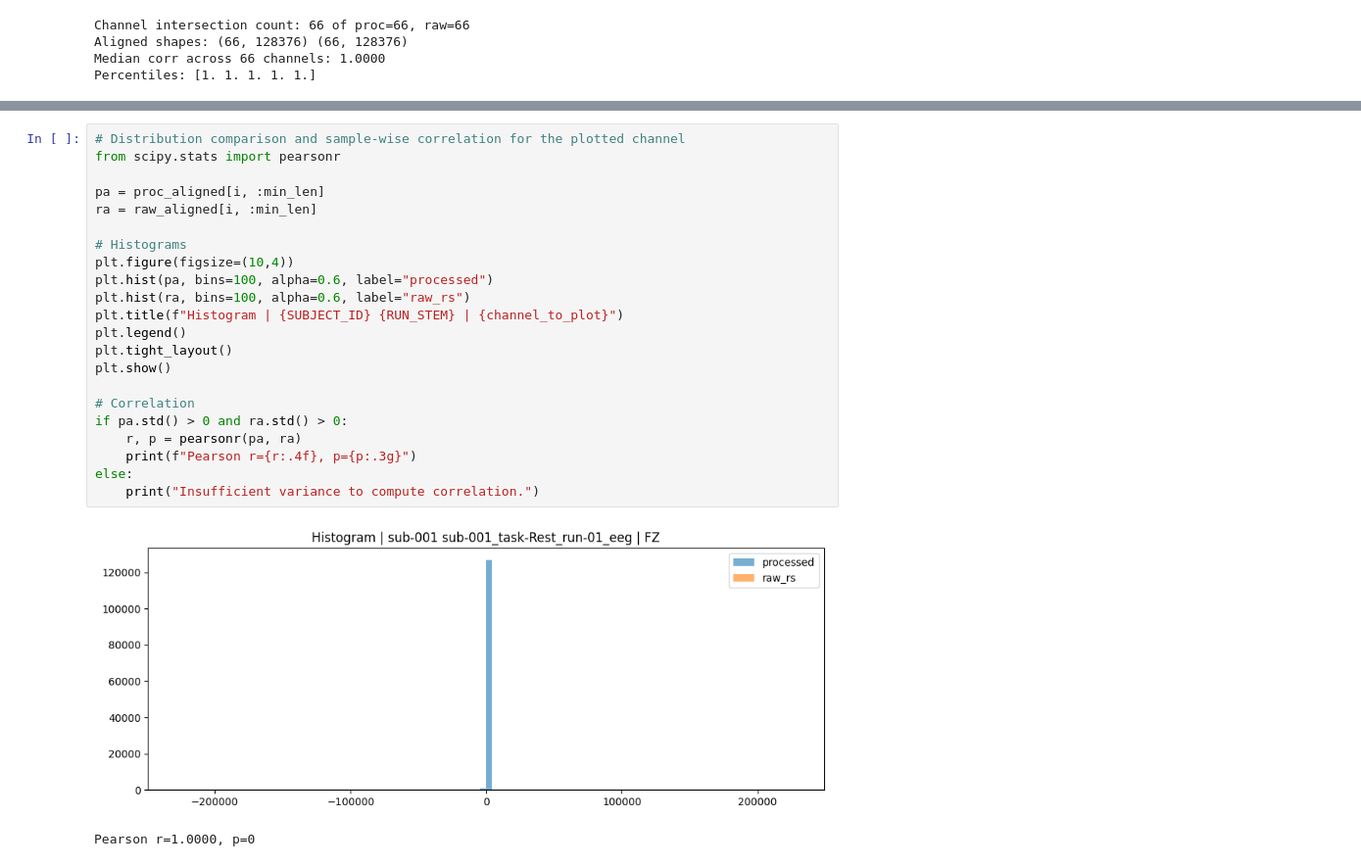
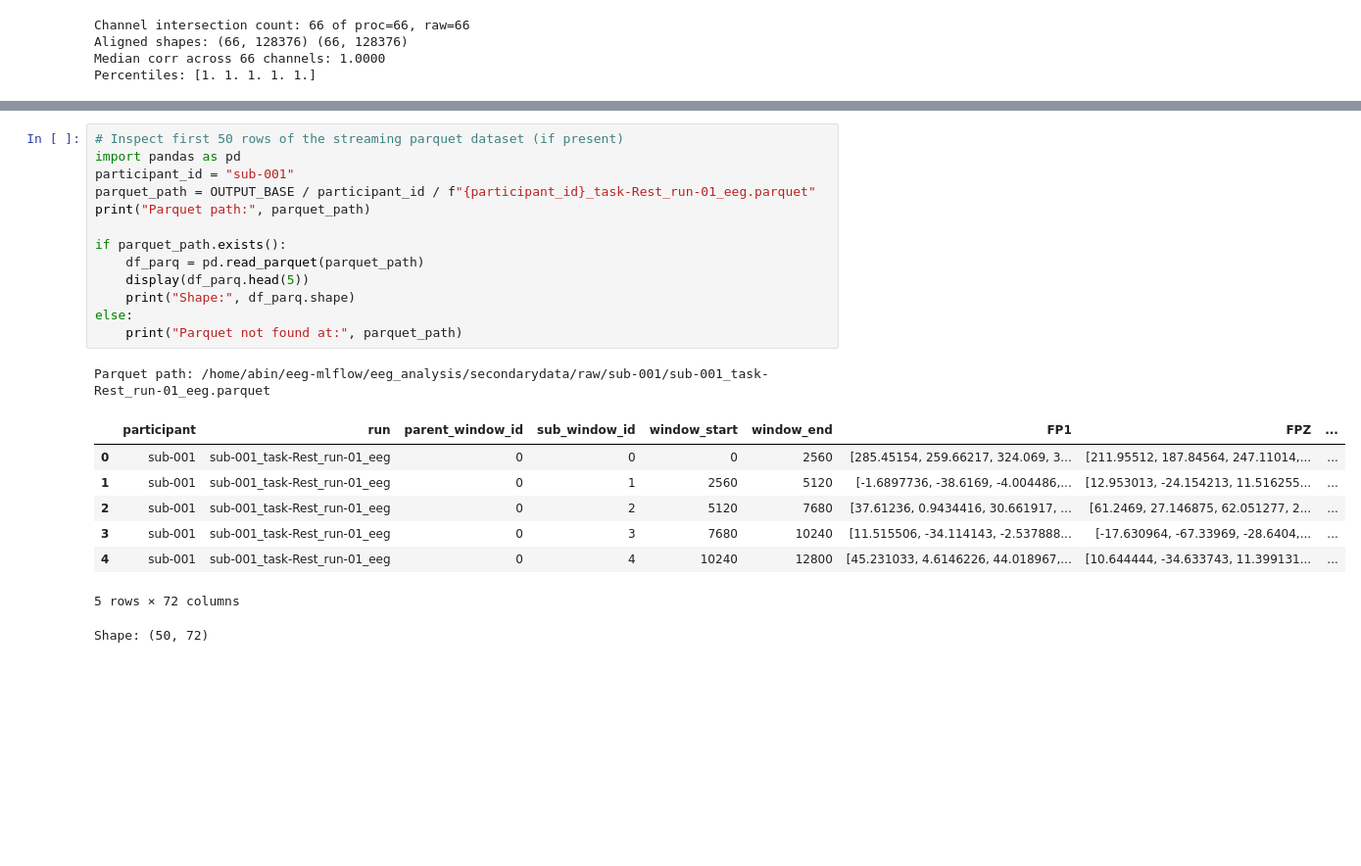
Before and after one commit to AbinZorto/eeg-mlflow, a Jupyter notebook: eeg_analysis/notebooks/mambaexploration/datapeak2.ipynb, the cells around one changed output, grey strips where cells are left out. Shown at 98% size. Cells and saved outputs as stored; diff of their text form; blank space fills up the shorter version.

```diff
--- a/eeg_analysis/notebooks/mambaexploration/datapeak2.ipynb
+++ b/eeg_analysis/notebooks/mambaexploration/datapeak2.ipynb
@@ -255,25 +255,23 @@ Plotting channel: FZ
-# %%
-# Distribution comparison and sample-wise correlation for the plotted channel
-from scipy.stats import pearsonr
-
-pa = proc_aligned[i, :min_len]
-ra = raw_aligned[i, :min_len]
-
-# Histograms
-plt.figure(figsize=(10,4))
-plt.hist(pa, bins=100, alpha=0.6, label="processed")
-plt.hist(ra, bins=100, alpha=0.6, label="raw_rs")
-plt.title(f"Histogram | {SUBJECT_ID} {RUN_STEM} | {channel_to_plot}")
-plt.legend()
-plt.tight_layout()
-plt.show()
-
-# Correlation
-if pa.std() > 0 and ra.std() > 0:
-    r, p = pearsonr(pa, ra)
-    print(f"Pearson r={r:.4f}, p={p:.3g}")
-else:
-    print("Insufficient variance to compute correlation.")
-# %% [output]
-[figure, removed]
-Pearson r=1.0000, p=0
+# %%
+# Inspect first 50 rows of the streaming parquet dataset (if present)
+import pandas as pd
+participant_id = "sub-001"
+parquet_path = OUTPUT_BASE / participant_id / f"{participant_id}_task-Rest_run-01_eeg.parquet"
+print("Parquet path:", parquet_path)
+
+if parquet_path.exists():
+    df_parq = pd.read_parquet(parquet_path)
+    display(df_parq.head(5))
+    print("Shape:", df_parq.shape)
+else:
+    print("Parquet not found at:", parquet_path)
+# %% [output]
+Parquet path: /home/abin/eeg-mlflow/eeg_analysis/secondarydata/raw/sub-001/sub-001_task-Rest_run-01_eeg.parquet
+|  | participant | run | parent_window_id | sub_window_id | window_start | window_end | FP1 | FPZ | ... |
+| 0 | sub-001 | sub-001_task-Rest_run-01_eeg | 0 | 0 | 0 | 2560 | [285.45154, 259.66217, 324.069, 3... | [211.95512, 187.84564, 247.11014,... | ... |
+| 1 | sub-001 | sub-001_task-Rest_run-01_eeg | 0 | 1 | 2560 | 5120 | [-1.6897736, -38.6169, -4.004486,... | [12.953013, -24.154213, 11.516255... | ... |
+| 2 | sub-001 | sub-001_task-Rest_run-01_eeg | 0 | 2 | 5120 | 7680 | [37.61236, 0.9434416, 30.661917, ... | [61.2469, 27.146875, 62.051277, 2... | ... |
+| 3 | sub-001 | sub-001_task-Rest_run-01_eeg | 0 | 3 | 7680 | 10240 | [11.515506, -34.114143, -2.537888... | [-17.630964, -67.33969, -28.6404,... | ... |
+| 4 | sub-001 | sub-001_task-Rest_run-01_eeg | 0 | 4 | 10240 | 12800 | [45.231033, 4.6146226, 44.018967,... | [10.644444, -34.633743, 11.399131... | ... |
+5 rows × 72 columns
+Shape: (50, 72)
```
Also changed, not shown: parts of 1 cell of this notebook, 6 other files.
